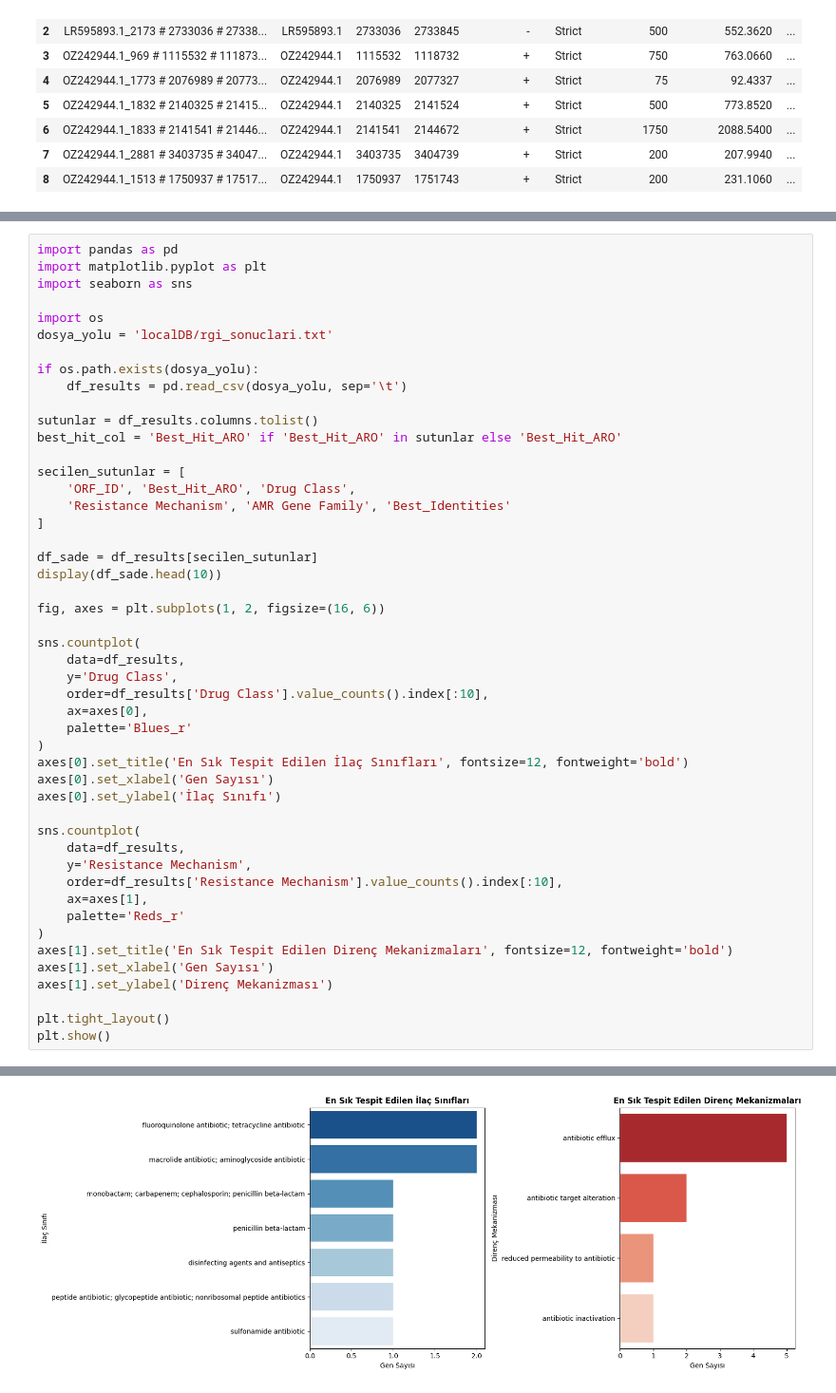
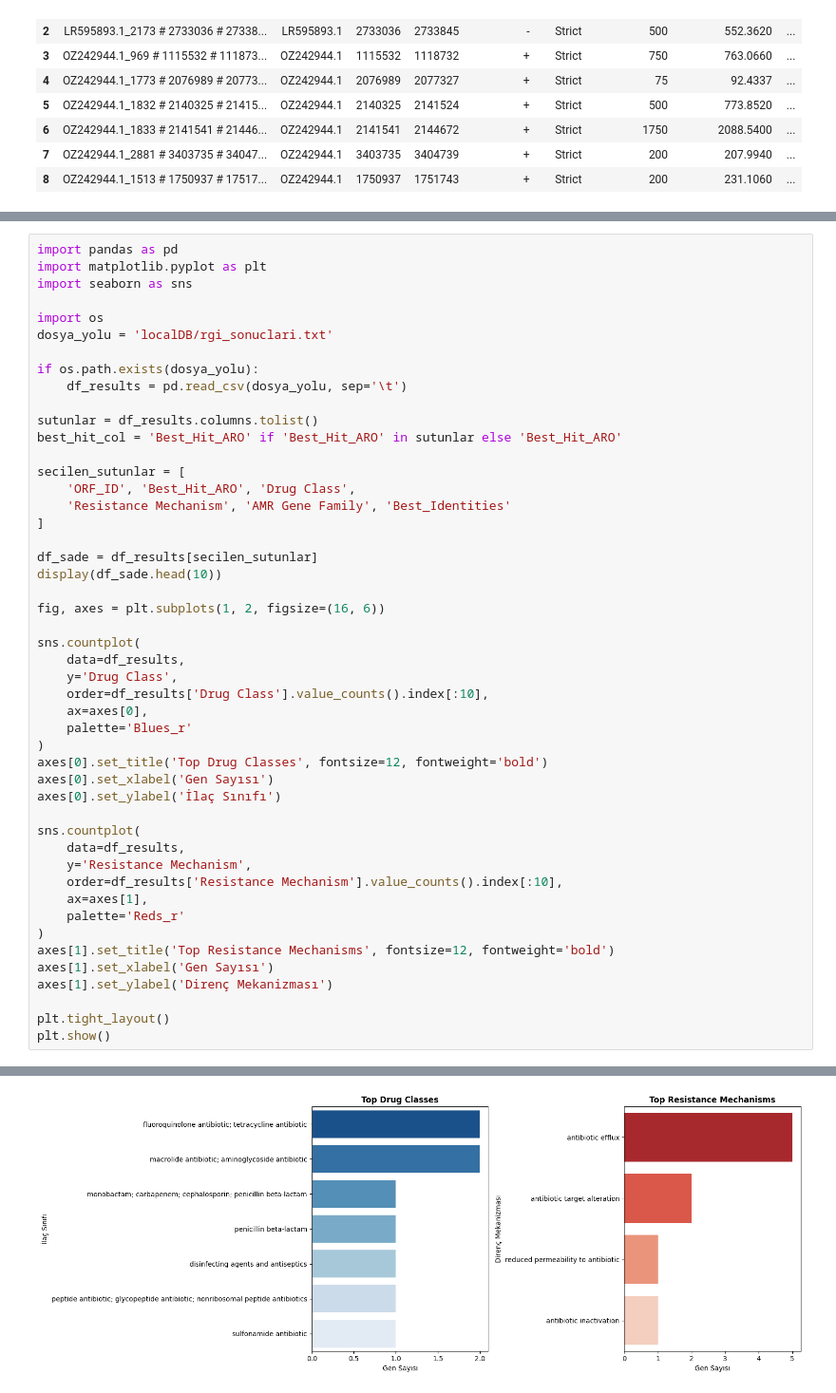
Before and after one commit to emiralpbastas/Burkholderia-ARG-Analysis, a Jupyter notebook: Untitled7.ipynb, the cells around one changed output, grey strips where cells are left out. Shown at 95% size. Cells and saved outputs as stored; diff of their text form.

```diff
--- a/Untitled7.ipynb
+++ b/Untitled7.ipynb
@@ -180,39 +180,39 @@ sns.countplot(
     ax=axes[0],
     palette='Blues_r'
 )
-axes[0].set_title('En Sık Tespit Edilen İlaç Sınıfları', fontsize=12, fontweight='bold')
+axes[0].set_title('Top Drug Classes', fontsize=12, fontweight='bold')
 axes[0].set_xlabel('Gen Sayısı')
 axes[0].set_ylabel('İlaç Sınıfı')
 
 sns.countplot(
     data=df_results,
     y='Resistance Mechanism',
     order=df_results['Resistance Mechanism'].value_counts().index[:10],
     ax=axes[1],
     palette='Reds_r'
 )
-axes[1].set_title('En Sık Tespit Edilen Direnç Mekanizmaları', fontsize=12, fontweight='bold')
+axes[1].set_title('Top Resistance Mechanisms', fontsize=12, fontweight='bold')
 axes[1].set_xlabel('Gen Sayısı')
 axes[1].set_ylabel('Direnç Mekanizması')
 
 plt.tight_layout()
 plt.show()
 # %% [output]
 |  | ORF_ID | Best_Hit_ARO | Drug Class | Resistance Mechanism | AMR Gene Family | Best_Identities |
 | 0 | LR595893.1_327 # 414747 # 417932 ... | adeF | fluoroquinolone antibiotic; tetra... | antibiotic efflux | resistance-nodulation-cell divisi... | 79.49 |
 | 1 | LR595893.1_930 # 1180476 # 118160... | Burkholderia pseudomallei Omp38 | monobactam; carbapenem; cephalosp... | reduced permeability to antibiotic | General Bacterial Porin with redu... | 100.00 |
 | 2 | LR595893.1_2173 # 2733036 # 27338... | OXA-57 | penicillin beta-lactam | antibiotic inactivation | OXA-42-like beta-lactamase | 99.63 |
 | 3 | OZ242944.1_969 # 1115532 # 111873... | adeF | fluoroquinolone antibiotic; tetra... | antibiotic efflux | resistance-nodulation-cell divisi... | 42.44 |
 | 4 | OZ242944.1_1773 # 2076989 # 20773... | qacG | disinfecting agents and antiseptics | antibiotic efflux | small multidrug resistance (SMR) ... | 43.81 |
 | 5 | OZ242944.1_1832 # 2140325 # 21415... | amrA | macrolide antibiotic; aminoglycos... | antibiotic efflux | resistance-nodulation-cell divisi... | 99.75 |
 | 6 | OZ242944.1_1833 # 2141541 # 21446... | amrB | macrolide antibiotic; aminoglycos... | antibiotic efflux | resistance-nodulation-cell divisi... | 99.90 |
 | 7 | OZ242944.1_2881 # 3403735 # 34047... | vanH gene in vanO cluster | peptide antibiotic; glycopeptide ... | antibiotic target alteration | vanH; glycopeptide resistance gen... | 39.87 |
 | 8 | OZ242944.1_1513 # 1750937 # 17517... | Neisseria gonorrhoeae folP with m... | sulfonamide antibiotic | antibiotic target alteration | sulfonamide resistant dihydropter... | 51.70 |
 Passing `palette` without assigning `hue` is deprecated and will be removed in v0.14.0. Assign the `y` variable to `hue` and set `legend=False` for the same effect.
 
   sns.countplot(
 
 Passing `palette` without assigning `hue` is deprecated and will be removed in v0.14.0. Assign the `y` variable to `hue` and set `legend=False` for the same effect.
 
   sns.countplot(
-[figure, old version]
+[figure, new version]
```
